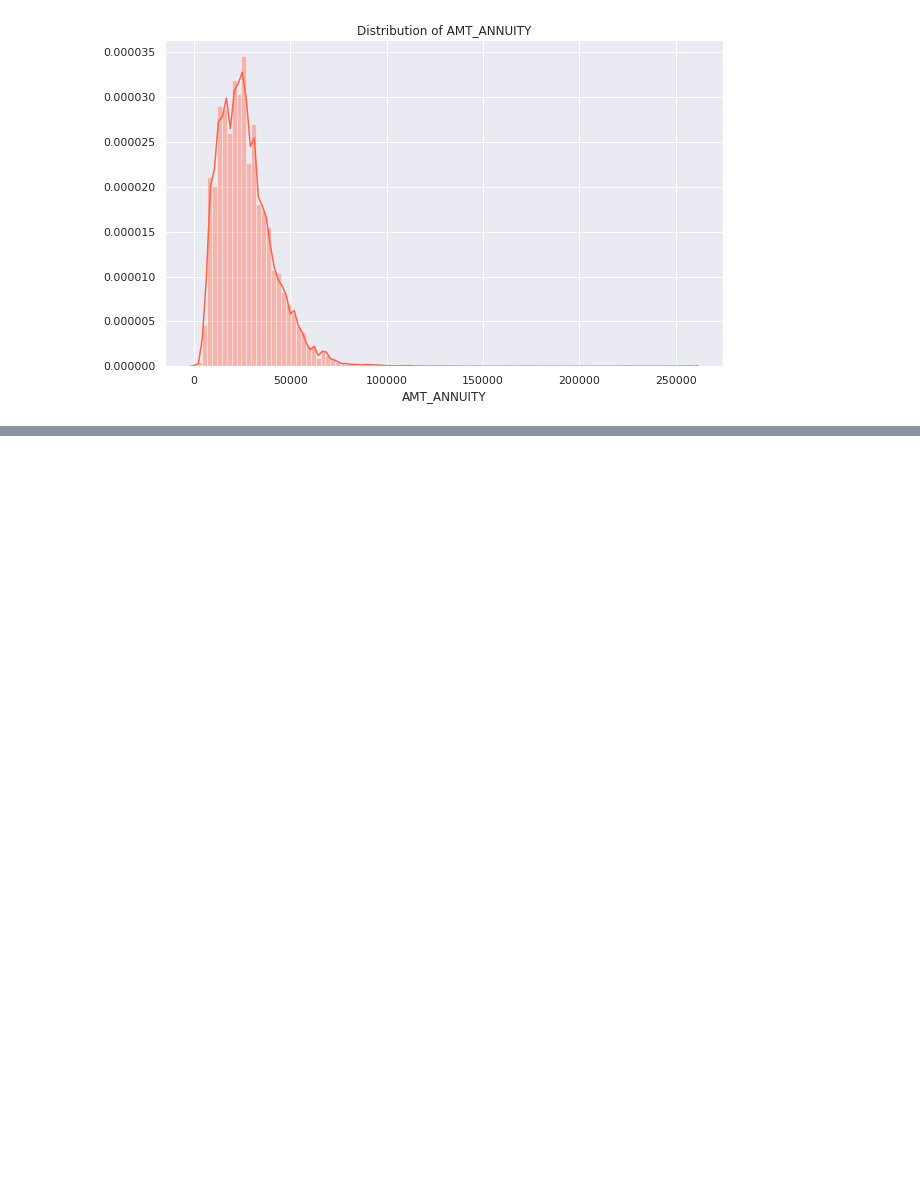
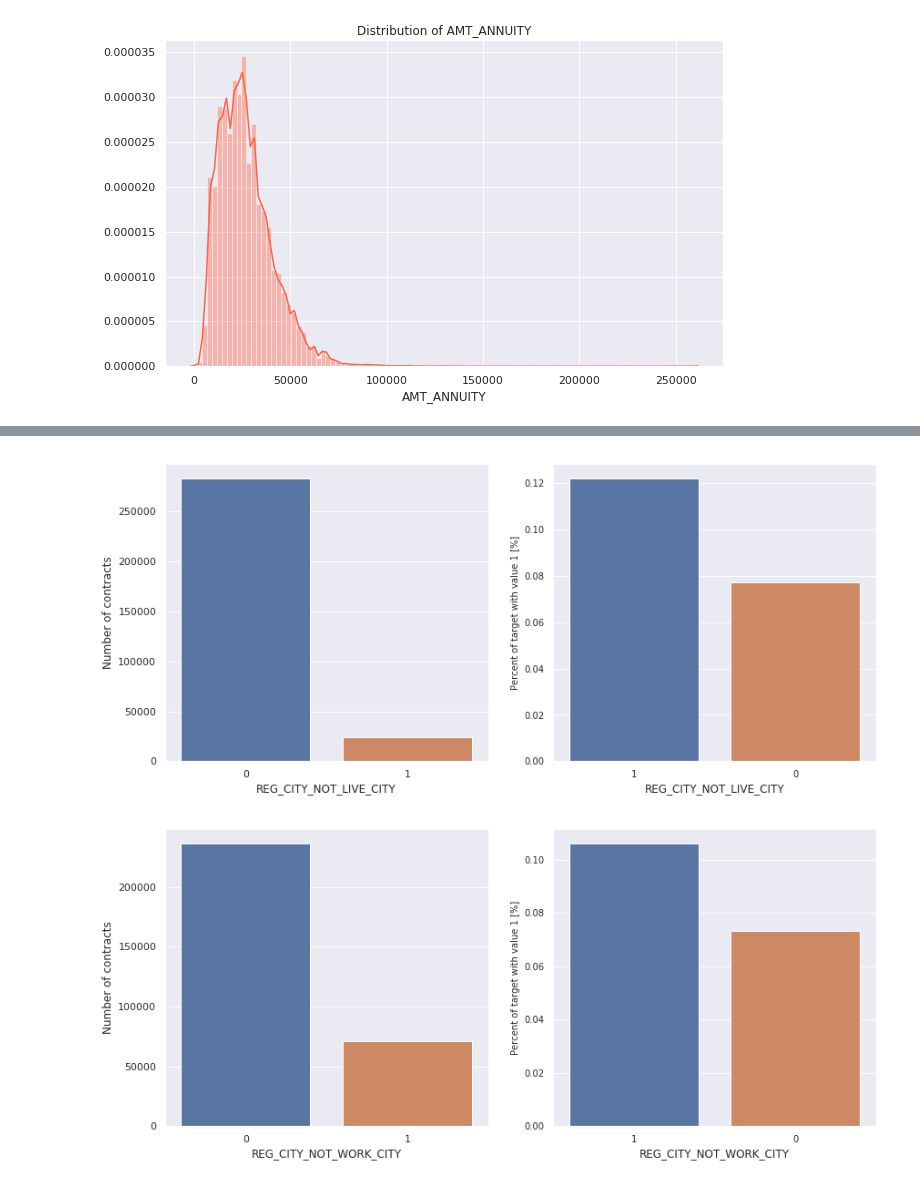
Before and after one commit to tobyfielding1/data-mining, a Jupyter notebook: src/Untitled.ipynb, the cells around one changed output, grey strips where cells are left out. Drawn from its saved outputs; the diff is of its cells as text; code cells hidden in the pictures; blank space fills up the shorter version.

```diff
--- a/src/Untitled.ipynb
+++ b/src/Untitled.ipynb
@@ -81,7 +59,7 @@ Testing data shape:  (48744, 121)
 # %% [markdown]
 Function to see the type of the loans taken and on a seperate plot see the percent of the loans with TARGET value 1 (not return loan).
 # %%
-def plot_stats(feature, label_rotation=False, horizontal_layout=True):
+def plot_stats(feature, app_train, label_rotation=False, horizontal_layout=True):
     temp = app_train[feature].value_counts()
     df1 = pd.DataFrame({feature: temp.index, 'Number of contracts': temp.values})
     # Calculate the percentage of target=1 per category value
@@ -200,0 +181,6 @@ plot_distribution('AMT_ANNUITY', 'tomato')
+# %%
+plot_stats('REG_CITY_NOT_LIVE_CITY', app_train)
+plot_stats('REG_CITY_NOT_WORK_CITY', app_train)
+# %% [output]
+[figure, added]
+[figure, added]
```
Also changed, not shown: parts of 23 cells of this notebook.
